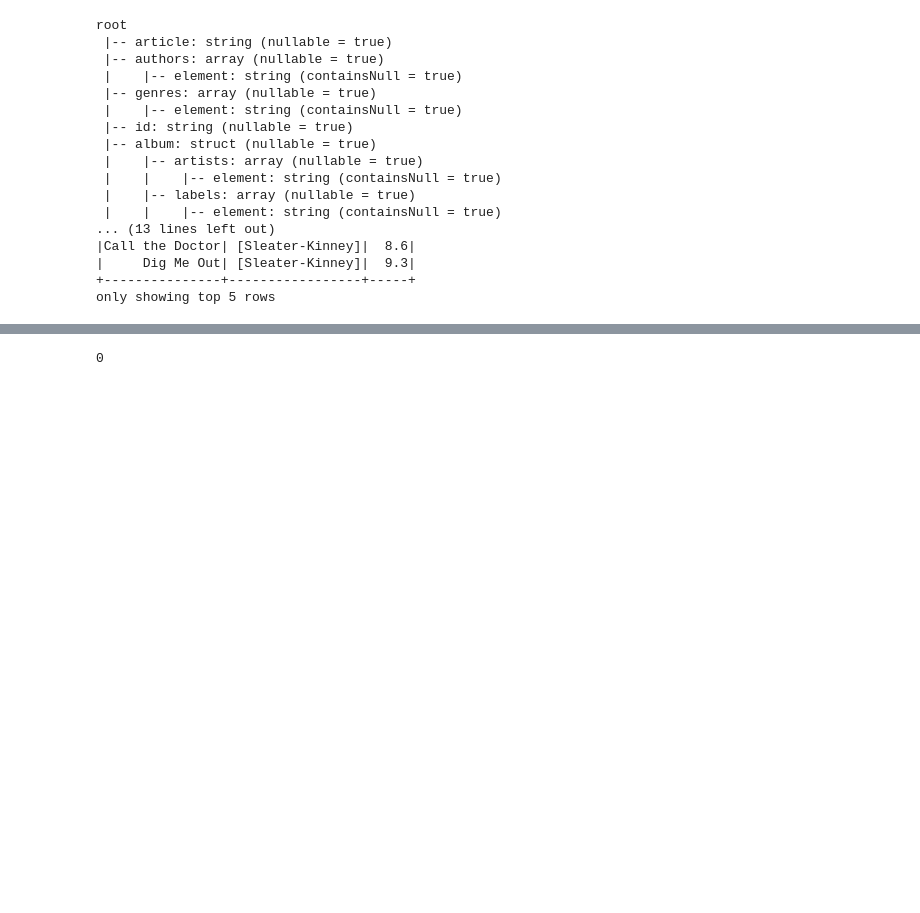
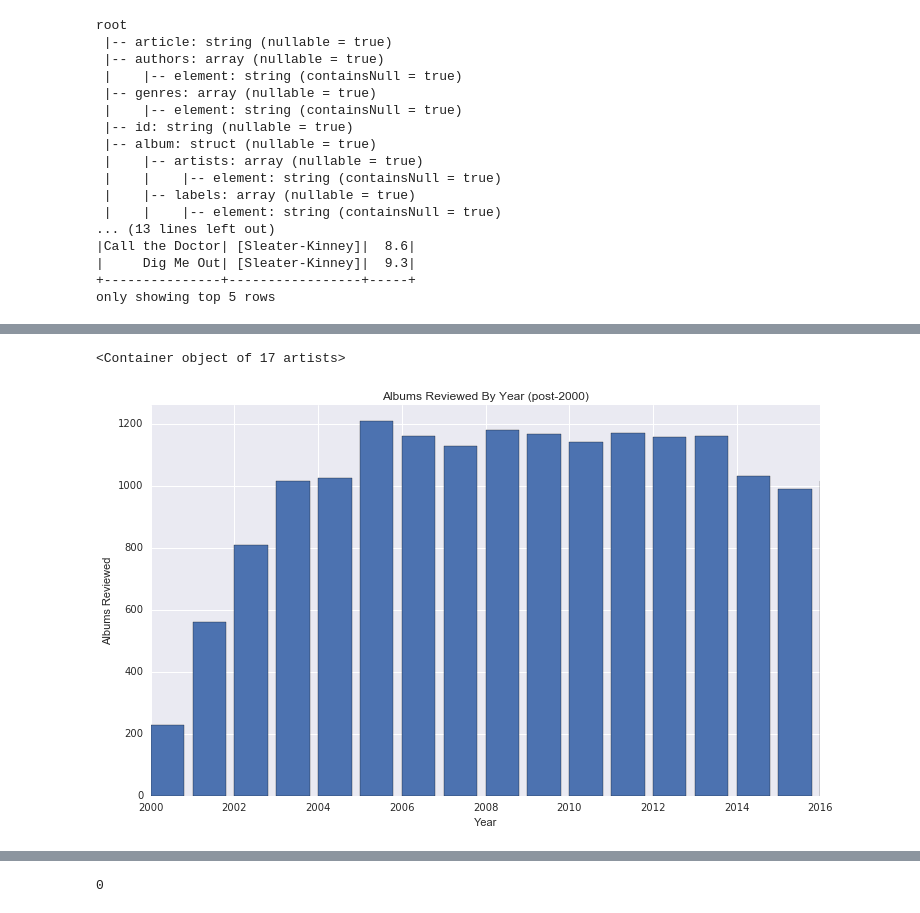
Before and after one commit to microamp/pitchfork-analysis, a Jupyter notebook: Untitled.ipynb, the cells around one changed output, grey strips where cells are left out. Cells and saved outputs as stored; diff of their text form; code cells hidden in the pictures; blank space fills up the shorter version.

```diff
--- a/Untitled.ipynb
+++ b/Untitled.ipynb
@@ -289,0 +317,21 @@ only showing top 5 rows
+# %%
+# By year
+
+# No year
+with_no_year = album_reviews.filter(sqlfns.isnull("original_year"))
+print("Album reviews with no year specified: %d" % with_no_year.count())
+
+# Average by year (post-2000)
+by_year = album_reviews.\
+    filter(~sqlfns.isnull("original_year")).\
+    groupby("original_year").\
+    agg(sqlfns.avg("score").alias("score_avg"),
+        sqlfns.count("*").alias("reviewed")).\
+    sort("original_year")
+
+by_year.cache()
+
+post_2000 = by_year.\
+    filter(by_year.original_year >= 2000)
+
+post_2000.show()
@@ -289,0 +356,16 @@ only showing top 5 rows
+# %%
+temp = post_2000.collect()
+years = [r[0] for r in temp]
+reviewed = [r[2] for r in temp]
+
+fig = plt.figure(figsize=(12, 7))
+plt.title("Albums Reviewed By Year (post-2000)")
+plt.axis([min(years), max(years),
+          0, max(reviewed) + 50])
+plt.xlabel("Year")
+plt.ylabel("Albums Reviewed")
+
+plt.bar(years, reviewed)
+# %% [output]
+<Container object of 17 artists>
+[figure, added]
```
Also changed, not shown: parts of 10 cells of this notebook.
